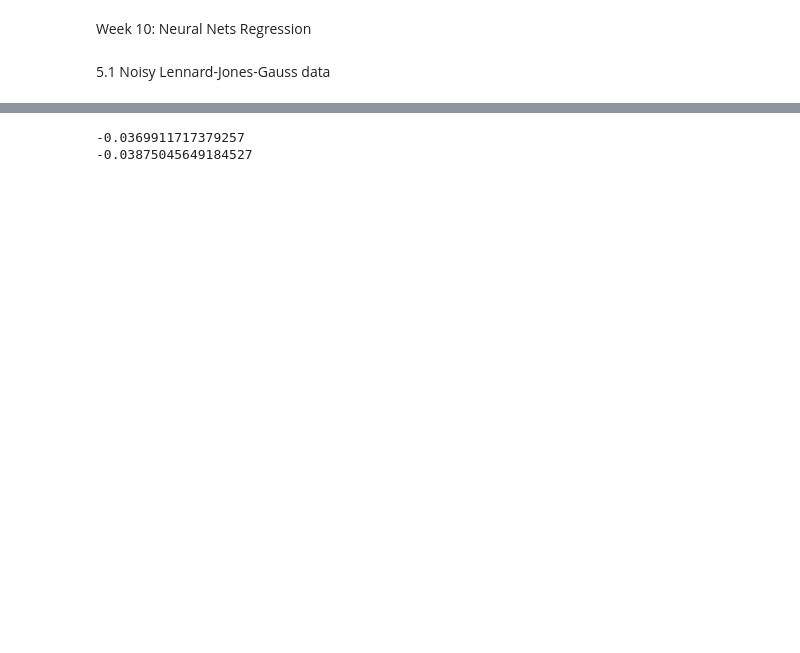
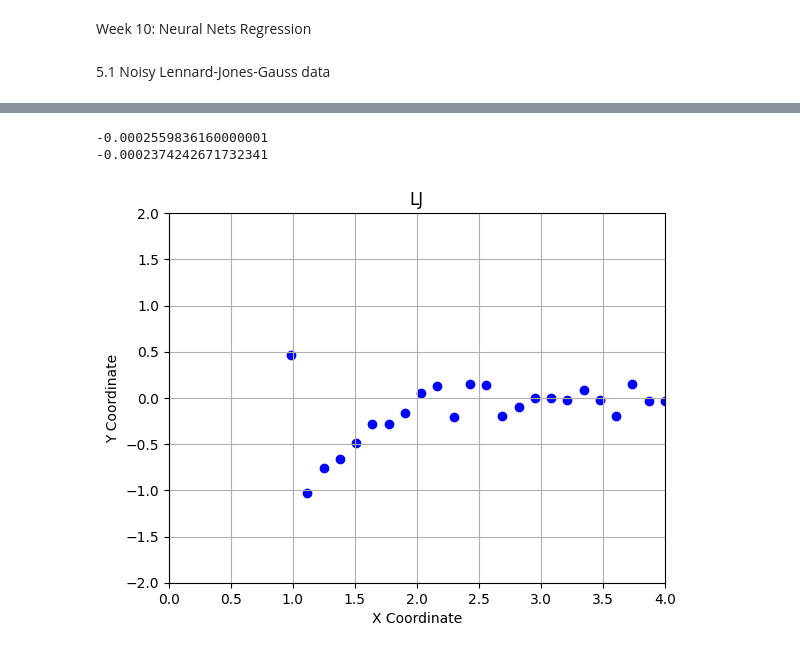
Before and after one commit to Justusperthes/Comphy, a Jupyter notebook: w10/regression.ipynb, the cells around one changed output, grey strips where cells are left out. Cells and saved outputs as stored; diff of their text form; code cells hidden in the pictures; blank space fills up the shorter version.

```diff
--- a/w10/regression.ipynb
+++ b/w10/regression.ipynb
@@ -227,19 +227,47 @@ plt.show()
 [figure]
 # %%
 import random
-random_number = random.uniform(-0.01,0.01)
+
 # print(random_number)
 
-def noisy_LJ(LJ):
-    def wrapper(r):
-        result = LJ(r)
-        return result + random_number
-    return wrapper
-
-noisy = noisy_LJ(LJ_pot)
+def noisy_LJ(r,randomness):
+    random_number = random.uniform(-randomness,randomness)
+    result = LJ_pot(r)
+    return result + random_number
 
 print(LJ_pot(5))
-print(noisy(5))  # Output: 12
+print(noisy_LJ(5,0.0001))  # Output: 12
 # %% [output]
--0.0369911717379257
--0.03875045649184527
+-0.0002559836160000001
+-0.0002374242671732341
+# %%
+import numpy as np
+import matplotlib.pyplot as plt
+
+def noisy_LJ(xs, noise_level):
+    # Calculate LJ potential values
+    ys = LJ_pot(xs)
+    # Add different random noise to each value
+    noise = noise_level * np.random.uniform(-1, 1, size=xs.shape)
+    return ys + noise
+# %%
+
+
+xs = np.linspace(0.2, 4, 30)
+ys = noisy_LJ(xs, 0.2)
+
+# Plot the original input points
+plt.scatter(xs, ys, color='blue')
+
+# Labeling the plot
+plt.xlabel('X Coordinate')
+plt.ylabel('Y Coordinate')
+plt.title('LJ')
+plt.xlim(0, 4)
+plt.ylim(-2, 2)
+plt.grid(True)
+
+# Show the plot
+plt.show()
+# %% [output]
+[figure, added]
```
Also changed, not shown: parts of 2 cells of this notebook.
